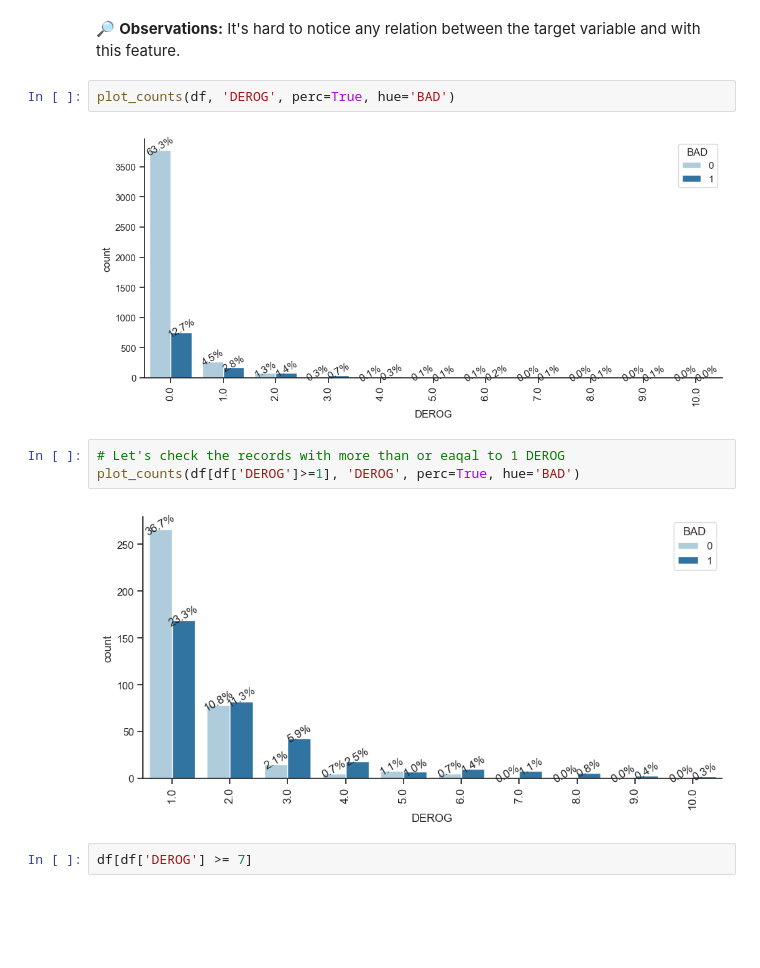
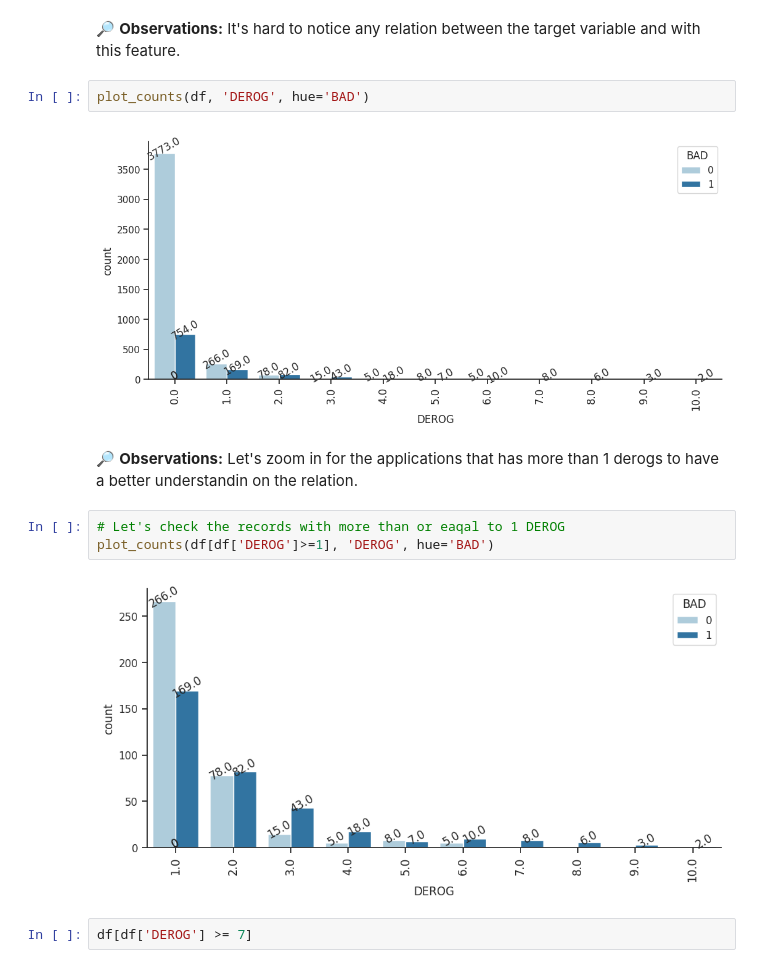
Before and after one commit to muscak/Capstone-Project-Loan-Default-Prediction, a Jupyter notebook: Notebooks/Loan_Default_Prediction - EDA.ipynb, the cells around one changed output. Cells and saved outputs as stored; diff of their text form; blank space fills up the shorter version.

```diff
--- a/Notebooks/Loan_Default_Prediction - EDA.ipynb
+++ b/Notebooks/Loan_Default_Prediction - EDA.ipynb
@@ -591,14 +621,16 @@ plt.show()
 # %% [markdown]
 🔎 **Observations:** It's hard to notice any relation between the target variable and with this feature.
 # %%
-plot_counts(df, 'DEROG', perc=True, hue='BAD')
+plot_counts(df, 'DEROG', hue='BAD')
 # %% [output]
-[figure, old version]
+[figure, new version]
+# %% [markdown]
+🔎 **Observations:** Let's zoom in for the applications that has more than 1 derogs to have a better understandin on the relation.
 # %%
 # Let's check the records with more than or eaqal to 1 DEROG
-plot_counts(df[df['DEROG']>=1], 'DEROG', perc=True, hue='BAD')
+plot_counts(df[df['DEROG']>=1], 'DEROG', hue='BAD')
 # %% [output]
-[figure, old version]
+[figure, new version]
 # %%
 df[df['DEROG'] >= 7]
 # %% [output]
```
Also changed, not shown: parts of 20 cells of this notebook.
